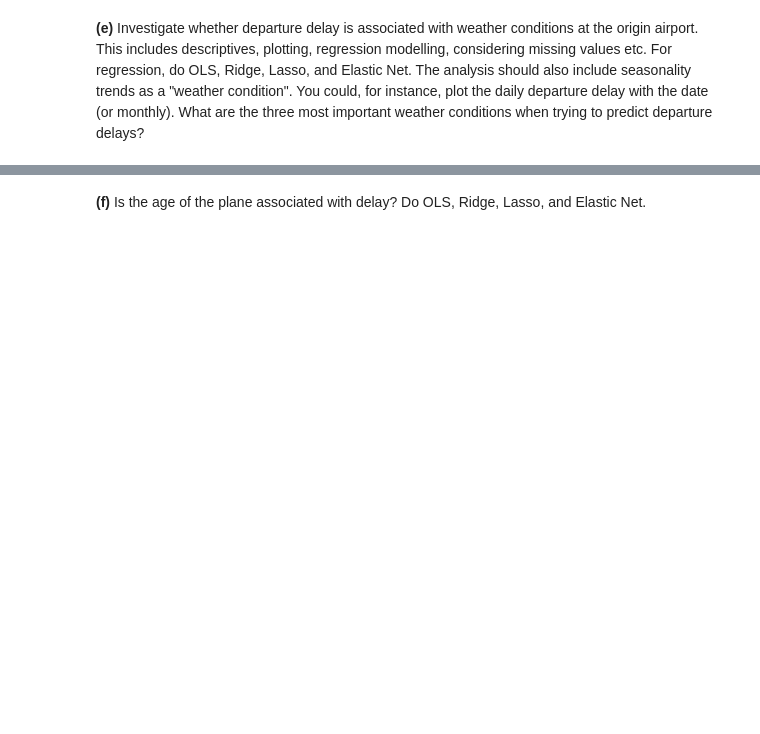
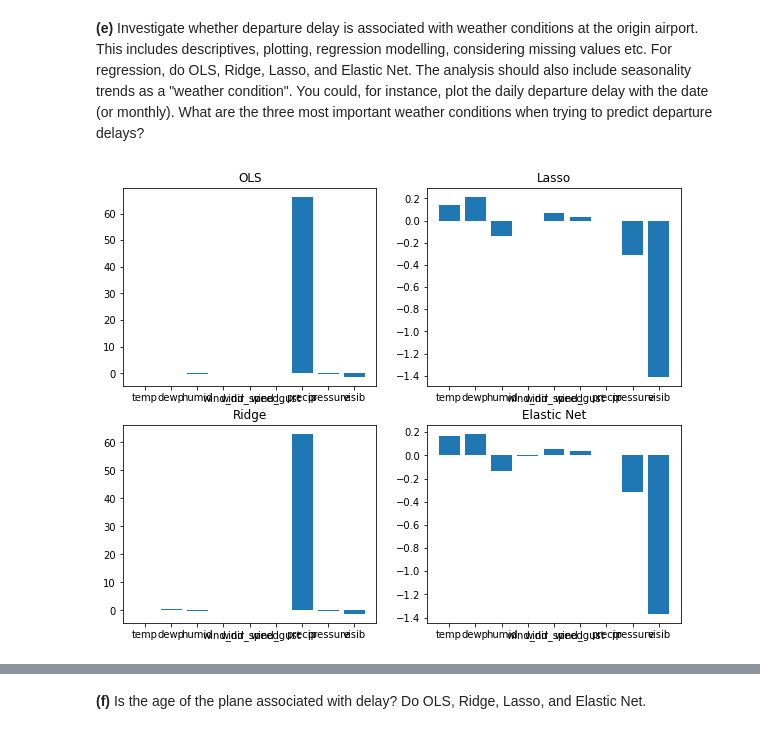
Before and after one commit to fanimator12/MachineLearning_Project, a Jupyter notebook: MAL1 Project 2022.ipynb, the cells around one changed output, grey strips where cells are left out. Drawn from its saved outputs; the diff is of its cells as text; code cells hidden in the pictures; blank space fills up the shorter version.

```diff
--- a/MAL1 Project 2022.ipynb
+++ b/MAL1 Project 2022.ipynb
@@ -82,2 +556,17 @@ For this exercise we will be using the famous nycflights13 data which contains t
 # %% [markdown]
 **(b)** Convert all temperature attributes to degree Celsius. We will be using this in what follows.
+# %%
+print("Before conversion")
+display(weather[0:5])
+
+# Define the temperature conversion formula
+def convert_temp(row):
+    row["temp"] = (row["temp"] - 32) * 5/9
+    row["dewp"] = (row["dewp"] - 32) * 5/9
+    return row
+
+# Apply the conversion formula to all rows in the dataframe
+weather = weather.apply(convert_temp, axis=1)
+
+print("After conversion")
+display(weather[0:5])
@@ -93,3 +650,80 @@ For this exercise we will be using the famous nycflights13 data which contains t
    The analysis should also include seasonality trends as a "weather condition". You could,
    for instance, plot the daily departure delay with the date (or monthly). What are the
    three most important weather conditions when trying to predict departure delays?
+# %%
+# Merge the flights and weather data on the origin, year, month, day, and hour
+flightdata = pd.merge(
+    flights, weather, on=["origin", "year", "month", "day", "hour"]
+)
+
+# Select the relevant columns and drop missing values
+flightdata = flightdata[
+    [
+        "temp",
+        "dewp",
+        "humid",
+        "wind_dir",
+        "wind_speed",
+        "wind_gust",
+        "precip",
+        "pressure",
+        "visib",
+        "dep_delay",
+        "arr_delay",
+    ]
+].dropna()
+
+# Create the predictor and outcome variables
+X = flightdata[
+    [
+        "temp",
+        "dewp",
+        "humid",
+        "wind_dir",
+        "wind_speed",
+        "wind_gust",
+        "precip",
+        "pressure",
+        "visib",
+    ]
+]
+y = flightdata["dep_delay"]
+
+# Split the data into training and test sets
+X_train, X_test, y_train, y_test = train_test_split(X, y, random_state=69)
+
+# Fit the linear regression models
+OLS = LinearRegression()
+OLS.fit(X_train, y_train)
+
+lasso = LassoCV(alphas=None, cv=10, max_iter=100000)
+lasso.fit(X_train, y_train)
+
+ridge = RidgeCV()
+ridge.fit(X_train, y_train)
+
+elastic = ElasticNetCV(l1_ratio=0.5, cv=10, max_iter=100000)
+elastic.fit(X_train, y_train)
+
+# Plot the coefficients of the fitted models
+fig, axs = plt.subplots(2, 2, figsize=(10, 8))
+
+# OLS
+axs[0, 0].bar(X.columns, OLS.coef_)
+axs[0, 0].set_title("OLS")
+
+# Lasso
+axs[0, 1].bar(X.columns, lasso.coef_)
+axs[0, 1].set_title("Lasso")
+
+# Ridge
+axs[1, 0].bar(X.columns, ridge.coef_)
+axs[1, 0].set_title("Ridge")
+
+# Elastic Net
+axs[1, 1].bar(X.columns, elastic.coef_)
+axs[1, 1].set_title("Elastic Net")
+
+plt.show()
+# %% [output]
+[figure, added]
```
Also changed, not shown: parts of 76 cells of this notebook.
